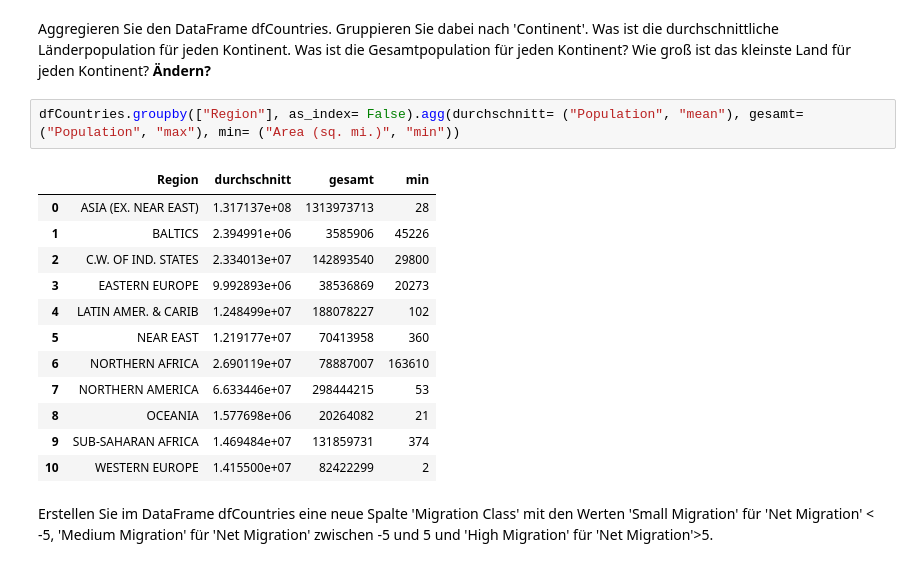
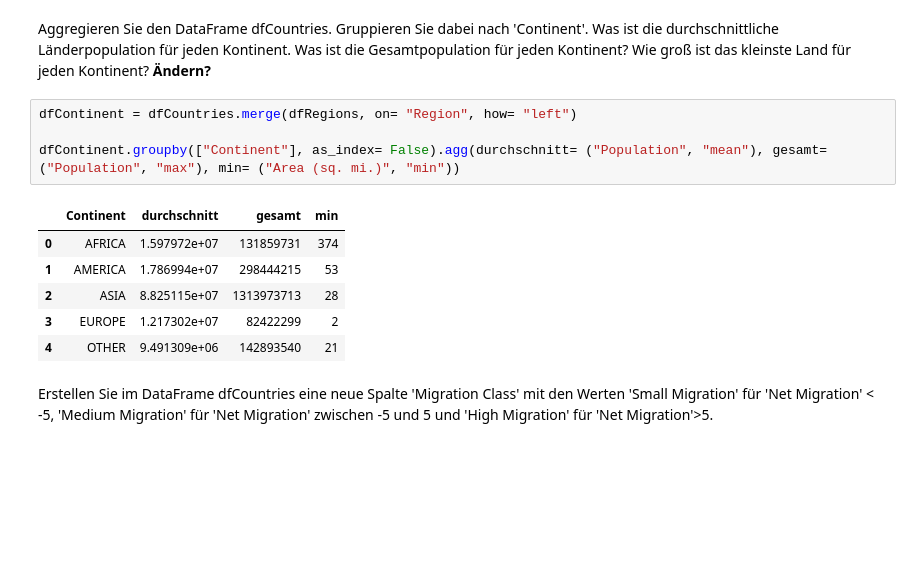
Before and after one commit to P-AEL/Optimierungsverfahren_Tut, a Jupyter notebook: Labs/00 - Datenhandling mit Pandas.ipynb, the cells around one changed output. Drawn from its saved outputs; the diff is of its cells as text; blank space fills up the shorter version.

```diff
--- a/Labs/00 - Datenhandling mit Pandas.ipynb
+++ b/Labs/00 - Datenhandling mit Pandas.ipynb
@@ -583,20 +583,16 @@ dfCountries["Increasing"] = dfCountries["Birthrate"] > dfCountries["Deathrate"]
 # %% [markdown]
 Aggregieren Sie den DataFrame dfCountries. Gruppieren Sie dabei nach 'Continent'. Was ist die durchschnittliche Länderpopulation für jeden Kontinent. Was ist die Gesamtpopulation für jeden Kontinent? Wie groß ist das kleinste Land für jeden Kontinent?  **Ändern?**
 # %%
-dfCountries.groupby(["Region"], as_index= False).agg(durchschnitt= ("Population", "mean"), gesamt= ("Population", "max"), min= ("Area (sq. mi.)", "min"))
+dfContinent = dfCountries.merge(dfRegions, on= "Region", how= "left")
+
+dfContinent.groupby(["Continent"], as_index= False).agg(durchschnitt= ("Population", "mean"), gesamt= ("Population", "max"), min= ("Area (sq. mi.)", "min"))
 # %% [output]
-|  | Region | durchschnitt | gesamt | min |
-| 0 | ASIA (EX. NEAR EAST) | 1.317137e+08 | 1313973713 | 28 |
-| 1 | BALTICS | 2.394991e+06 | 3585906 | 45226 |
-| 2 | C.W. OF IND. STATES | 2.334013e+07 | 142893540 | 29800 |
-| 3 | EASTERN EUROPE | 9.992893e+06 | 38536869 | 20273 |
-| 4 | LATIN AMER. & CARIB | 1.248499e+07 | 188078227 | 102 |
-| 5 | NEAR EAST | 1.219177e+07 | 70413958 | 360 |
-| 6 | NORTHERN AFRICA | 2.690119e+07 | 78887007 | 163610 |
-| 7 | NORTHERN AMERICA | 6.633446e+07 | 298444215 | 53 |
-| 8 | OCEANIA | 1.577698e+06 | 20264082 | 21 |
-| 9 | SUB-SAHARAN AFRICA | 1.469484e+07 | 131859731 | 374 |
-| 10 | WESTERN EUROPE | 1.415500e+07 | 82422299 | 2 |
+|  | Continent | durchschnitt | gesamt | min |
+| 0 | AFRICA | 1.597972e+07 | 131859731 | 374 |
+| 1 | AMERICA | 1.786994e+07 | 298444215 | 53 |
+| 2 | ASIA | 8.825115e+07 | 1313973713 | 28 |
+| 3 | EUROPE | 1.217302e+07 | 82422299 | 2 |
+| 4 | OTHER | 9.491309e+06 | 142893540 | 21 |
 # %% [markdown]
 Erstellen Sie im DataFrame dfCountries eine neue Spalte 'Migration Class' mit den Werten 'Small Migration' für 'Net Migration' < -5, 'Medium Migration' für 'Net Migration' zwischen -5 und 5 und 'High Migration' für 'Net Migration'>5.
 # %%
```
Also changed, not shown: parts of 4 cells of this notebook.
